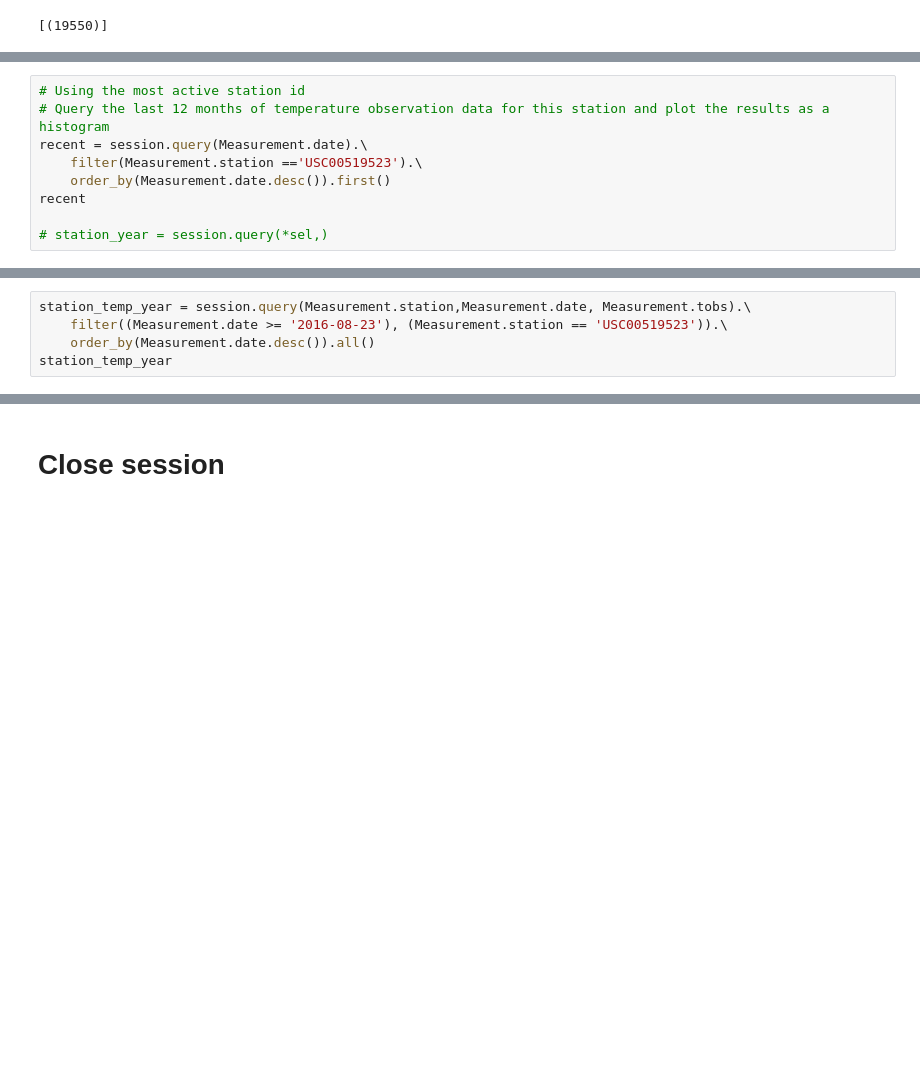
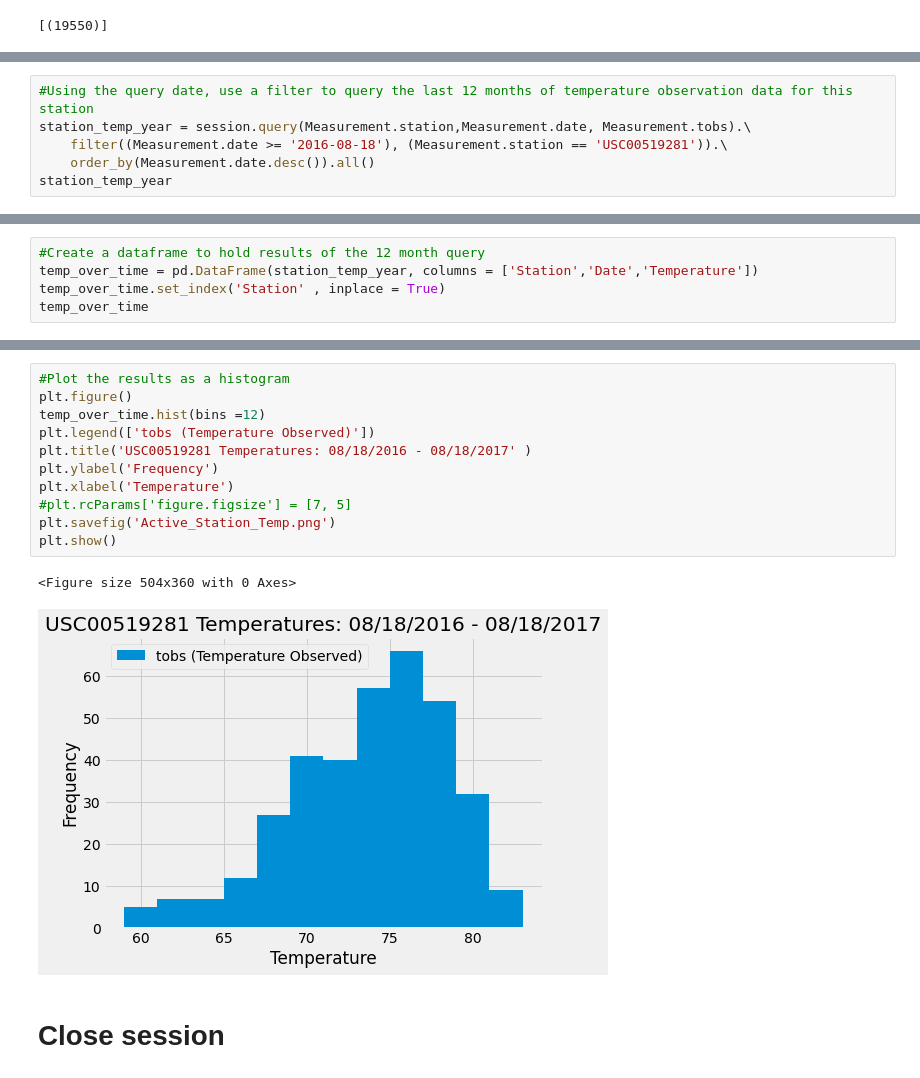
Before and after one commit to yperez0914/sqlalchemy-challenge, a Jupyter notebook: HI_Climate.ipynb, the cells around one changed output, grey strips where cells are left out. Saved outputs shown, nothing was run; the diff lists cells and outputs as text; blank space fills up the shorter version.

Commit message:
histogram

```diff
--- a/HI_Climate.ipynb
+++ b/HI_Climate.ipynb
@@ -277,10 +317,7 @@ station_temps
 # %%
-# Using the most active station id
-# Query the last 12 months of temperature observation data for this station and plot the results as a histogram
-recent = session.query(Measurement.date).\
-    filter(Measurement.station =='USC00519523').\
-    order_by(Measurement.date.desc()).first()
-recent
-
-# station_year = session.query(*sel,)
+#Using the query date, use a filter to query the last 12 months of temperature observation data for this station
+station_temp_year = session.query(Measurement.station,Measurement.date, Measurement.tobs).\
+    filter((Measurement.date >= '2016-08-18'), (Measurement.station == 'USC00519281')).\
+    order_by(Measurement.date.desc()).all()
+station_temp_year
 # %% [output]
@@ -293,5 +340,0 @@ Query Date: 2016-08-23
-# %%
-station_temp_year = session.query(Measurement.station,Measurement.date, Measurement.tobs).\
-    filter((Measurement.date >= '2016-08-23'), (Measurement.station == 'USC00519523')).\
-    order_by(Measurement.date.desc()).all()
-station_temp_year
@@ -335,0 +341,5 @@ precip
+# %%
+#Create a dataframe to hold results of the 12 month query
+temp_over_time = pd.DataFrame(station_temp_year, columns = ['Station','Date','Temperature'])
+temp_over_time.set_index('Station' , inplace = True)
+temp_over_time
@@ -336,3 +368,17 @@ precip
+# %%
+#Plot the results as a histogram
+plt.figure()
+temp_over_time.hist(bins =12)
+plt.legend(['tobs (Temperature Observed)'])
+plt.title('USC00519281 Temperatures: 08/18/2016 - 08/18/2017' )
+plt.ylabel('Frequency')
+plt.xlabel('Temperature')
+#plt.rcParams['figure.figsize'] = [7, 5]
+plt.savefig('Active_Station_Temp.png')
+plt.show()
+# %% [output]
+<Figure size 504x360 with 0 Axes>
+[figure, added]
 # %% [markdown]
 # Close session
 # %%
```
Also changed, not shown: parts of 15 cells of this notebook, 1 other file.
